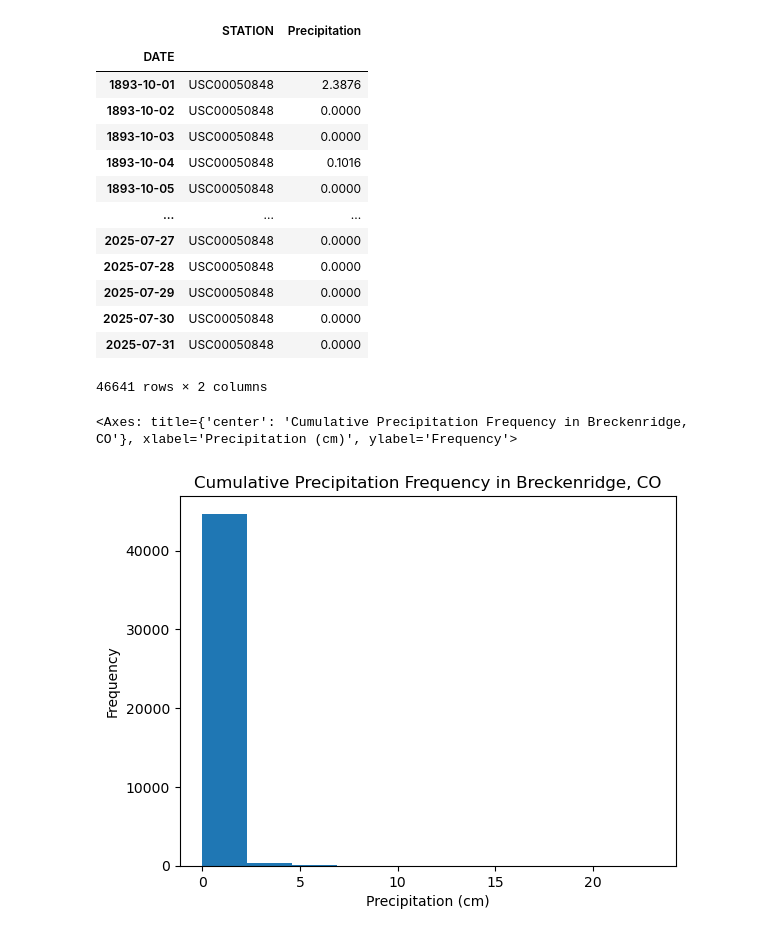
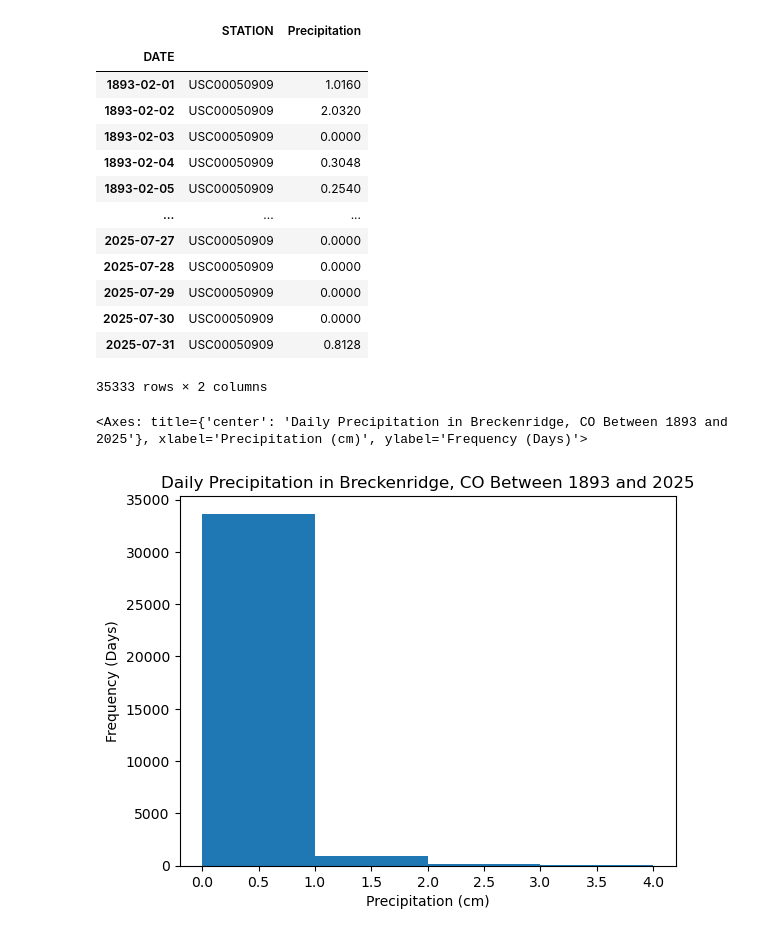
Before and after one commit to earthlab-education/02-climate-Livian-Von-Dran, a Jupyter notebook: Breckenridge_PRCP.ipynb, the cells around one changed output. Cells and saved outputs as stored; diff of their text form; code cells hidden in the pictures.

```diff
--- a/Breckenridge_PRCP.ipynb
+++ b/Breckenridge_PRCP.ipynb
@@ -7,18 +7,19 @@
 import earthpy
 import pandas as pd
 # %%
-# Configure the API to search for Breckenridge's percipitation data
+# Configure the API to search for Breckenridge's precipitation data
+
 # Rename the DataFrame to "breckenridge_prcp_df"
 # Change station to USC00050909
 # Change dataType to PRCP
-# Change startDate to 1893-01-01
+# Change startDate to 1893-02-01
 # Change endDate to 2025-07-31
 breckenridge_prcp_df = pd.read_csv(
     'https://www.ncei.noaa.gov/access/services/data/v1'
     '?dataset=daily-summaries'
     '&dataTypes=PRCP'
-    '&stations=USC00050848'
-    '&startDate=1893-01-01'
+    '&stations=USC00050909'
+    '&startDate=1893-02-01'
     '&endDate=2025-07-31'
     '&units=standard',
     index_col='DATE',
@@ -82,31 +83,32 @@ breckenridge_prcp_udf
 # %% [output]
 |  | STATION | Precipitation |
 | DATE |  |  |
-| 1893-10-01 | USC00050848 | 2.3876 |
-| 1893-10-02 | USC00050848 | 0.0000 |
-| 1893-10-03 | USC00050848 | 0.0000 |
-| 1893-10-04 | USC00050848 | 0.1016 |
-| 1893-10-05 | USC00050848 | 0.0000 |
+| 1893-02-01 | USC00050909 | 1.0160 |
+| 1893-02-02 | USC00050909 | 2.0320 |
+| 1893-02-03 | USC00050909 | 0.0000 |
+| 1893-02-04 | USC00050909 | 0.3048 |
+| 1893-02-05 | USC00050909 | 0.2540 |
 | ... | ... | ... |
-| 2025-07-27 | USC00050848 | 0.0000 |
-| 2025-07-28 | USC00050848 | 0.0000 |
-| 2025-07-29 | USC00050848 | 0.0000 |
-| 2025-07-30 | USC00050848 | 0.0000 |
-| 2025-07-31 | USC00050848 | 0.0000 |
+| 2025-07-27 | USC00050909 | 0.0000 |
+| 2025-07-28 | USC00050909 | 0.0000 |
+| 2025-07-29 | USC00050909 | 0.0000 |
+| 2025-07-30 | USC00050909 | 0.0000 |
+| 2025-07-31 | USC00050909 | 0.8128 |
-46641 rows × 2 columns
+35333 rows × 2 columns
 # %%
-# Plot the cumulative precipitation frequency in Breckenridge, CO
+# Plot the daily precipitation frequency in Breckenridge, CO
 # Add a title, label the axes, and remove the legend
-#
+
 breckenridge_prcp_udf.plot.hist(
-    title='Cumulative Precipitation Frequency in Breckenridge, CO',
+    title='Daily Precipitation in Breckenridge, CO Between 1893 and 2025',
     xlabel='Precipitation (cm)',
-    ylabel='Frequency',
-    legend=False
+    ylabel='Frequency (Days)',
+    legend=False,
+    bins=[0, 1, 2, 3, 4]
 )
 # %% [output]
-<Axes: title={'center': 'Cumulative Precipitation Frequency in Breckenridge, CO'}, xlabel='Precipitation (cm)', ylabel='Frequency'>
+<Axes: title={'center': 'Daily Precipitation in Breckenridge, CO Between 1893 and 2025'}, xlabel='Precipitation (cm)', ylabel='Frequency (Days)'>
-[figure, old version]
+[figure, new version]
 # %%
 # Resample precipitation data from daily to annual using mean
 # Rename breckenridge_prcp_udf to breckenridge_annual_prcp_df
```
Also changed, not shown: parts of 9 cells of this notebook, 4 other files.
